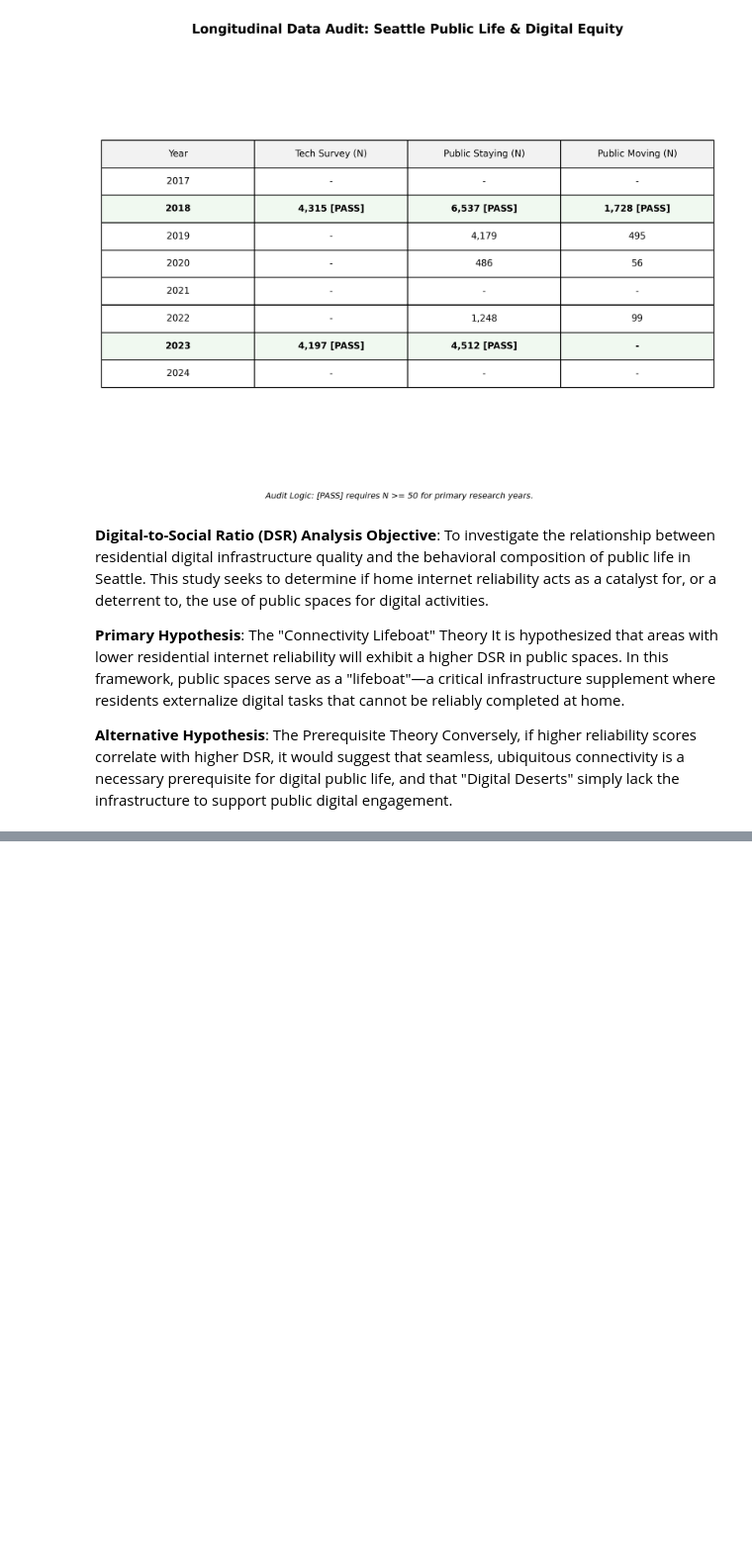
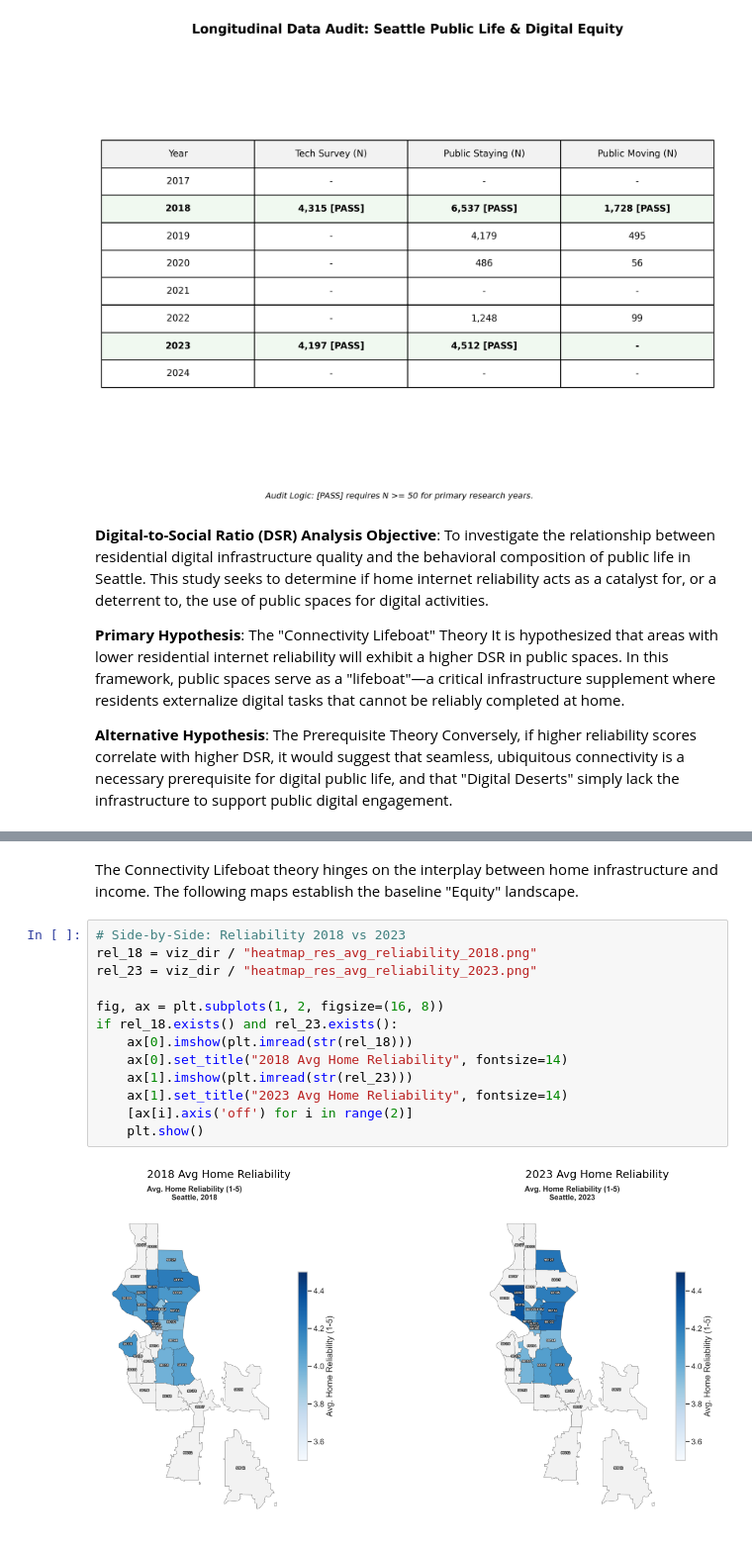
Before and after one commit to AidanGrambihler/strategic-discovery-engine, a Jupyter notebook: reports/dsr_analysis_report.ipynb, the cells around one changed output, grey strips where cells are left out. Shown at 99% size. Saved outputs shown, nothing was run; the diff lists cells and outputs as text; blank space fills up the shorter version.

```diff
--- a/reports/dsr_analysis_report.ipynb
+++ b/reports/dsr_analysis_report.ipynb
@@ -122,0 +68,17 @@ plt.show()
+# %% [markdown]
+The Connectivity Lifeboat theory hinges on the interplay between home infrastructure and income. The following maps establish the baseline "Equity" landscape.
+# %%
+# Side-by-Side: Reliability 2018 vs 2023
+rel_18 = viz_dir / "heatmap_res_avg_reliability_2018.png"
+rel_23 = viz_dir / "heatmap_res_avg_reliability_2023.png"
+
+fig, ax = plt.subplots(1, 2, figsize=(16, 8))
+if rel_18.exists() and rel_23.exists():
+    ax[0].imshow(plt.imread(str(rel_18)))
+    ax[0].set_title("2018 Avg Home Reliability", fontsize=14)
+    ax[1].imshow(plt.imread(str(rel_23)))
+    ax[1].set_title("2023 Avg Home Reliability", fontsize=14)
+    [ax[i].axis('off') for i in range(2)]
+    plt.show()
+# %% [output]
+[figure, added]
```
Also changed, not shown: parts of 38 cells of this notebook, 1 other file.
